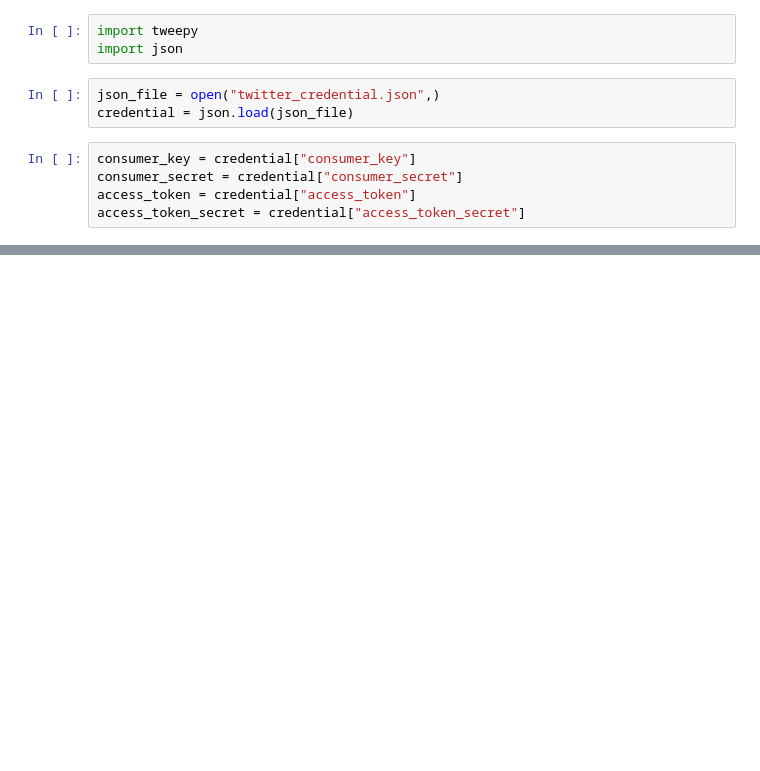
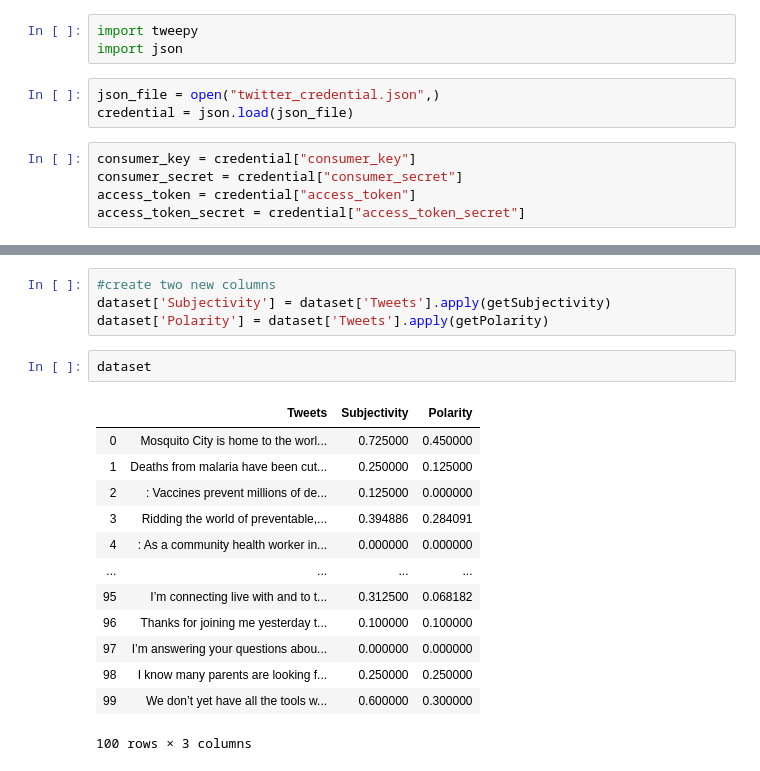
Before and after one commit to Princeshaw/Twitter-Sentiment-Analysis, a Jupyter notebook: twitter_analysis.ipynb, the cells around one changed output, grey strips where cells are left out. Saved outputs shown, nothing was run; the diff lists cells and outputs as text; blank space fills up the shorter version.

```diff
--- a/twitter_analysis.ipynb
+++ b/twitter_analysis.ipynb
@@ -38,0 +110,20 @@ RT @RenGeekness: I want people who know little about Doctor Fate to keep it that
+# %%
+#create two new columns
+dataset['Subjectivity'] = dataset['Tweets'].apply(getSubjectivity)
+dataset['Polarity'] = dataset['Tweets'].apply(getPolarity)
+# %%
+dataset
+# %% [output]
+|  | Tweets | Subjectivity | Polarity |
+| 0 | Mosquito City is home to the worl... | 0.725000 | 0.450000 |
+| 1 | Deaths from malaria have been cut... | 0.250000 | 0.125000 |
+| 2 | : Vaccines prevent millions of de... | 0.125000 | 0.000000 |
+| 3 | Ridding the world of preventable,... | 0.394886 | 0.284091 |
+| 4 | : As a community health worker in... | 0.000000 | 0.000000 |
+| ... | ... | ... | ... |
+| 95 | I’m connecting live with and to t... | 0.312500 | 0.068182 |
+| 96 | Thanks for joining me yesterday t... | 0.100000 | 0.100000 |
+| 97 | I’m answering your questions abou... | 0.000000 | 0.000000 |
+| 98 | I know many parents are looking f... | 0.250000 | 0.250000 |
+| 99 | We don’t yet have all the tools w... | 0.600000 | 0.300000 |
+100 rows × 3 columns
```
Also changed, not shown: parts of 12 cells of this notebook.
